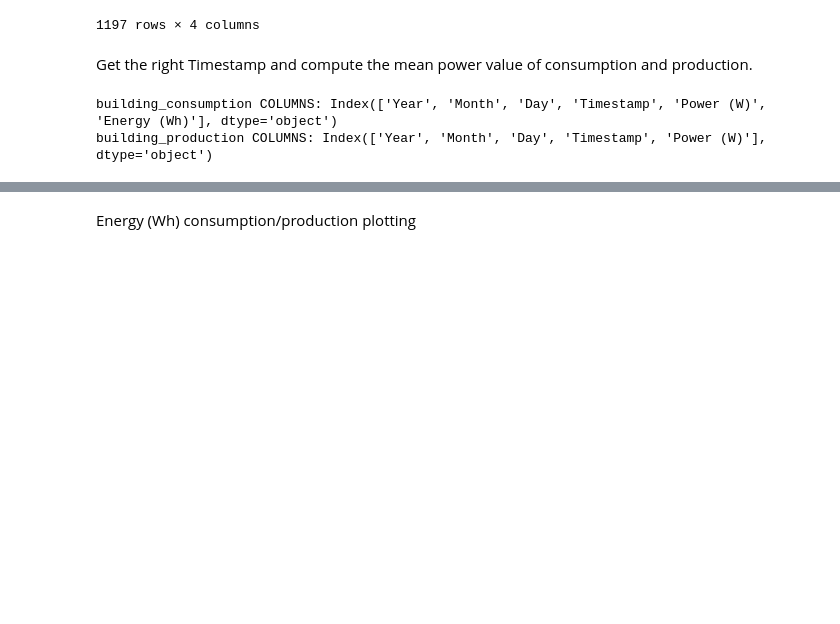
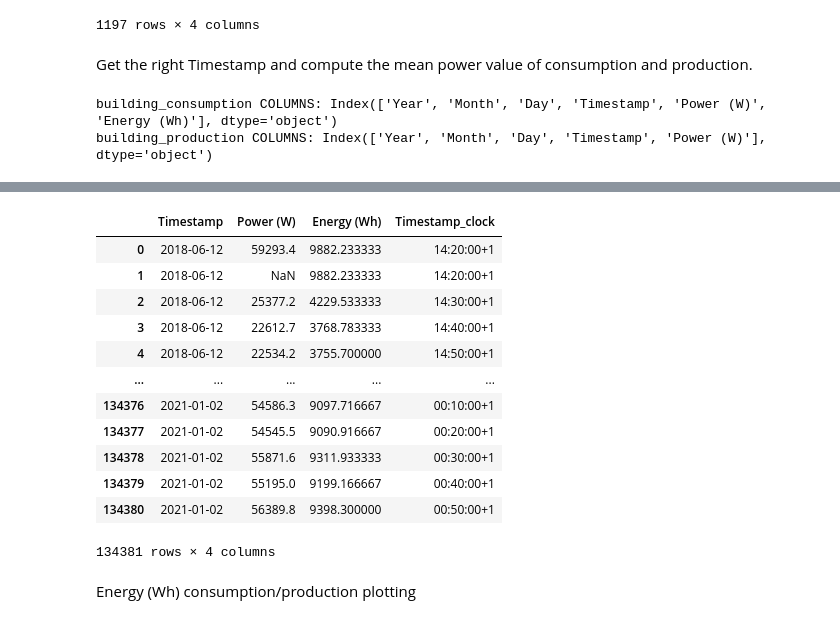
Before and after one commit to AlessandroBelotti00/NOI-hackathon, a Jupyter notebook: 1_PV/data_integration.ipynb, the cells around one changed output, grey strips where cells are left out. Cells and saved outputs as stored; diff of their text form; code cells hidden in the pictures; blank space fills up the shorter version.

```diff
--- a/1_PV/data_integration.ipynb
+++ b/1_PV/data_integration.ipynb
@@ -114 +132,18 @@ pandas.core.indexes.datetimes.DatetimeIndex
+# %%
+building_consumption = building_consumption.drop(columns=['Year','Month','Day'])
+building_consumption
+# %% [output]
+|  | Timestamp | Power (W) | Energy (Wh) | Timestamp_clock |
+| 0 | 2018-06-12 | 59293.4 | 9882.233333 | 14:20:00+1 |
+| 1 | 2018-06-12 | NaN | 9882.233333 | 14:20:00+1 |
+| 2 | 2018-06-12 | 25377.2 | 4229.533333 | 14:30:00+1 |
+| 3 | 2018-06-12 | 22612.7 | 3768.783333 | 14:40:00+1 |
+| 4 | 2018-06-12 | 22534.2 | 3755.700000 | 14:50:00+1 |
+| ... | ... | ... | ... | ... |
+| 134376 | 2021-01-02 | 54586.3 | 9097.716667 | 00:10:00+1 |
+| 134377 | 2021-01-02 | 54545.5 | 9090.916667 | 00:20:00+1 |
+| 134378 | 2021-01-02 | 55871.6 | 9311.933333 | 00:30:00+1 |
+| 134379 | 2021-01-02 | 55195.0 | 9199.166667 | 00:40:00+1 |
+| 134380 | 2021-01-02 | 56389.8 | 9398.300000 | 00:50:00+1 |
+134381 rows × 4 columns
 # %%
```
Also changed, not shown: parts of 10 cells of this notebook, 3 other files.
